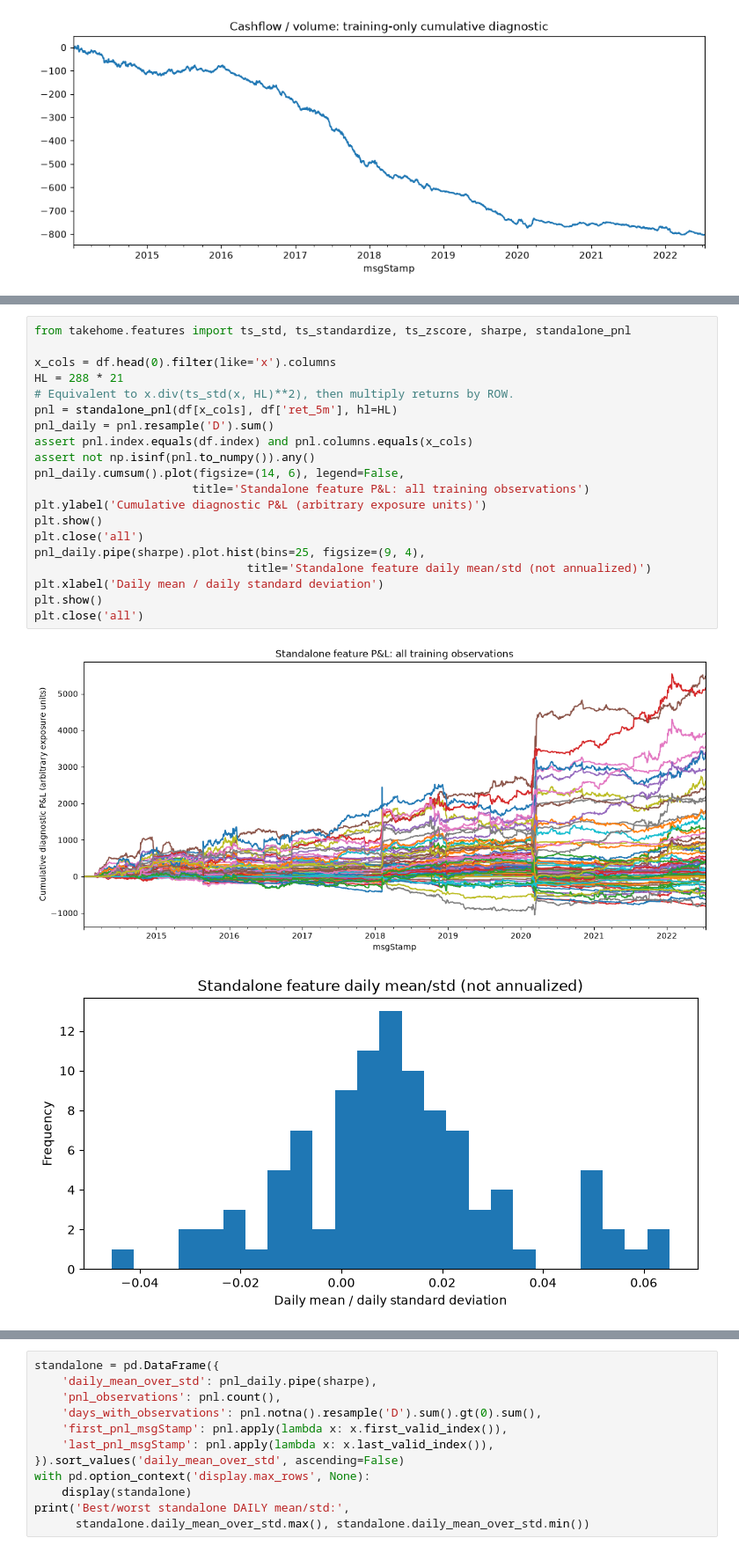
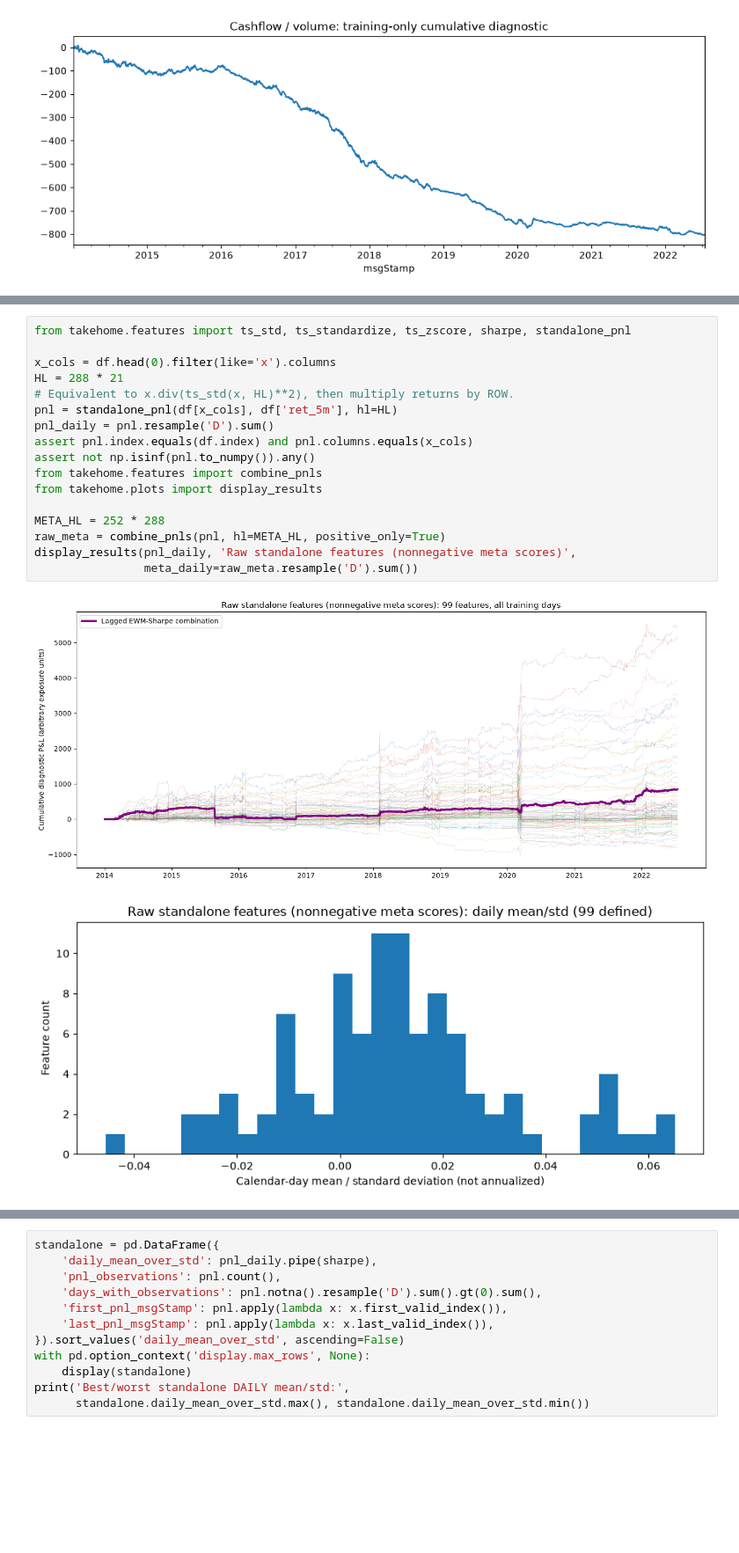
Before and after one commit to ak5ms/th, a Jupyter notebook: notebooks/01_eda.ipynb, the cells around one changed output, grey strips where cells are left out. Shown at 88% size. Drawn from its saved outputs; the diff is of its cells as text; blank space fills up the shorter version.

Commit message:
Store family-specific meta overlays and lagged regression calibration plots

```diff
--- a/notebooks/01_eda.ipynb
+++ b/notebooks/01_eda.ipynb
@@ -597,23 +599,20 @@ Daily `sum()` is retained exactly as requested: an all-missing day (including wa
 # %%
 from takehome.features import ts_std, ts_standardize, ts_zscore, sharpe, standalone_pnl
 
 x_cols = df.head(0).filter(like='x').columns
 HL = 288 * 21
 # Equivalent to x.div(ts_std(x, HL)**2), then multiply returns by ROW.
 pnl = standalone_pnl(df[x_cols], df['ret_5m'], hl=HL)
 pnl_daily = pnl.resample('D').sum()
 assert pnl.index.equals(df.index) and pnl.columns.equals(x_cols)
 assert not np.isinf(pnl.to_numpy()).any()
-pnl_daily.cumsum().plot(figsize=(14, 6), legend=False,
-                       title='Standalone feature P&L: all training observations')
-plt.ylabel('Cumulative diagnostic P&L (arbitrary exposure units)')
-plt.show()
-plt.close('all')
-pnl_daily.pipe(sharpe).plot.hist(bins=25, figsize=(9, 4),
-                               title='Standalone feature daily mean/std (not annualized)')
-plt.xlabel('Daily mean / daily standard deviation')
-plt.show()
-plt.close('all')
+from takehome.features import combine_pnls
+from takehome.plots import display_results
+
+META_HL = 252 * 288
+raw_meta = combine_pnls(pnl, hl=META_HL, positive_only=True)
+display_results(pnl_daily, 'Raw standalone features (nonnegative meta scores)',
+                meta_daily=raw_meta.resample('D').sum())
 # %% [output]
-[figure, old version]
+[figure, new version]
-[figure, old version]
+[figure, new version]
```
Also changed, not shown: parts of 17 cells of this notebook, 3 other files.
